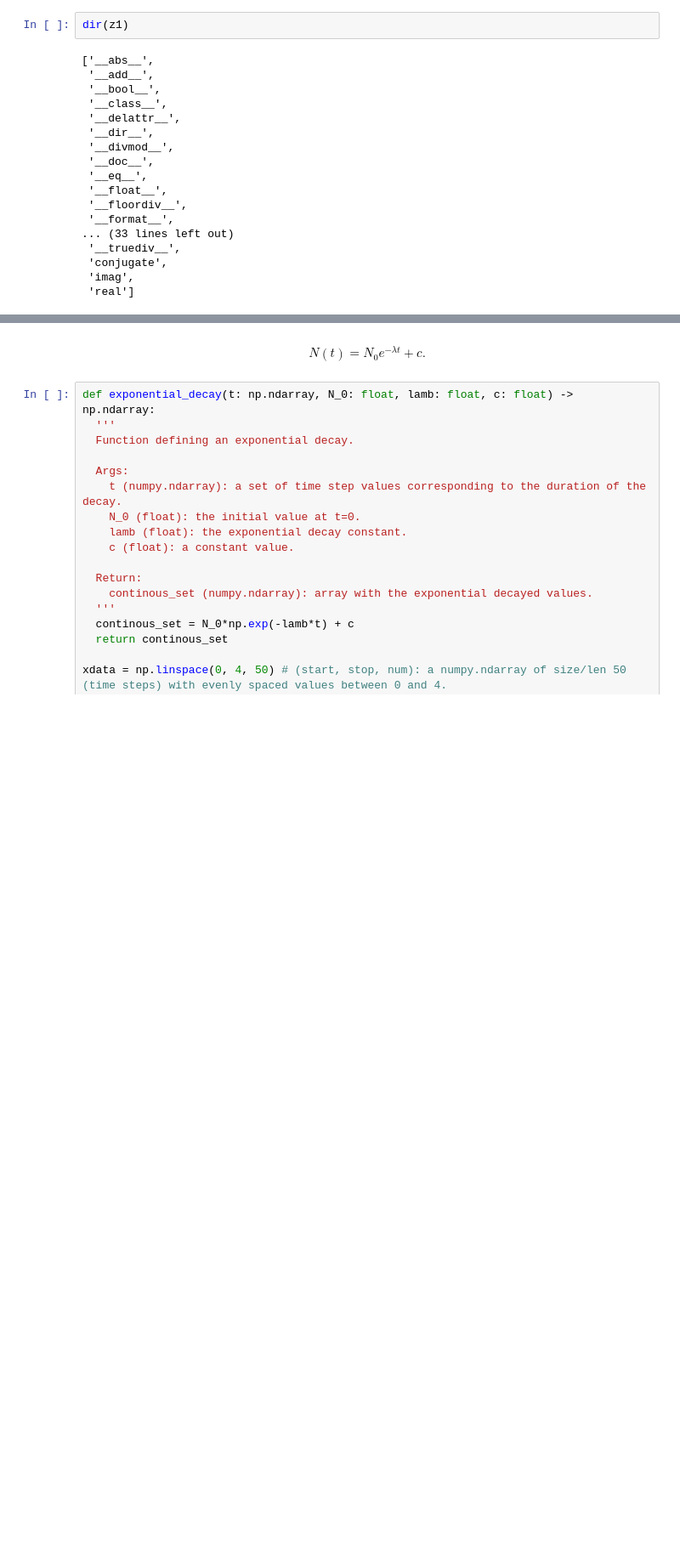
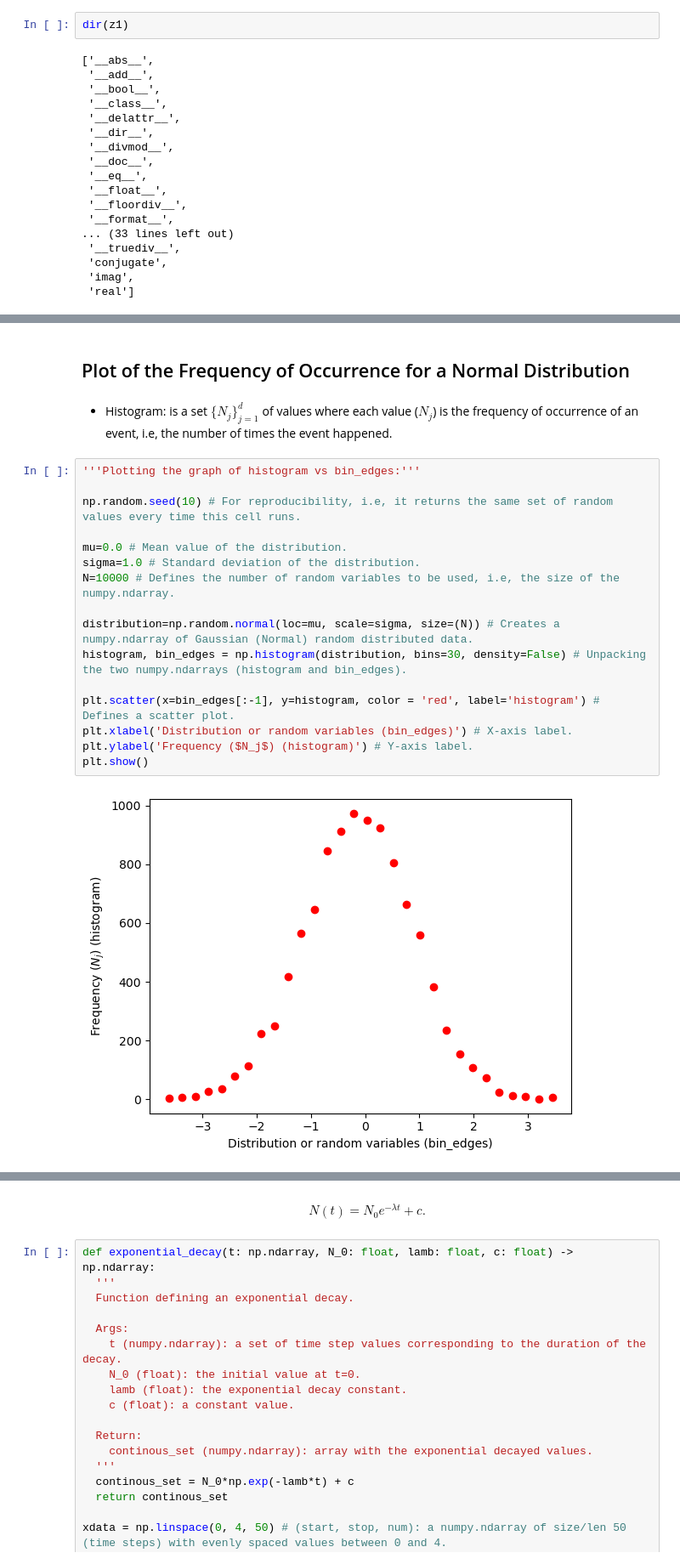
Before and after one commit to QuCAI-Lab/qiskit2022-global-summer-school, a Jupyter notebook: supplementary.ipynb, the cells around one changed output, grey strips where cells are left out. Shown: that part at 85% size. Saved outputs shown, nothing was run; the diff lists cells and outputs as text; blank space fills up the shorter version.

```diff
--- a/supplementary.ipynb
+++ b/supplementary.ipynb
@@ -428,0 +1028,22 @@ plt.show()
+# %% [markdown]
+## Plot of the Frequency of Occurrence for a Normal Distribution
+# %% [markdown]
+- Histogram: is a set $\{N_j\}_{j=1}^d$ of values where each value ($N_j$) is the frequency of occurrence of an event, i.e, the number of times the event happened.
+# %%
+'''Plotting the graph of histogram vs bin_edges:'''
+
+np.random.seed(10) # For reproducibility, i.e, it returns the same set of random values every time this cell runs.
+
+mu=0.0 # Mean value of the distribution.
+sigma=1.0 # Standard deviation of the distribution.
+N=10000 # Defines the number of random variables to be used, i.e, the size of the numpy.ndarray.
+
+distribution=np.random.normal(loc=mu, scale=sigma, size=(N)) # Creates a numpy.ndarray of Gaussian (Normal) random distributed data.
+histogram, bin_edges = np.histogram(distribution, bins=30, density=False) # Unpacking the two numpy.ndarrays (histogram and bin_edges).
+
+plt.scatter(x=bin_edges[:-1], y=histogram, color = 'red', label='histogram') # Defines a scatter plot.
+plt.xlabel('Distribution or random variables (bin_edges)') # X-axis label.
+plt.ylabel('Frequency ($N_j$) (histogram)') # Y-axis label.
+plt.show()
+# %% [output]
+[figure, added]
```
Also changed, not shown: parts of 159 cells of this notebook.
